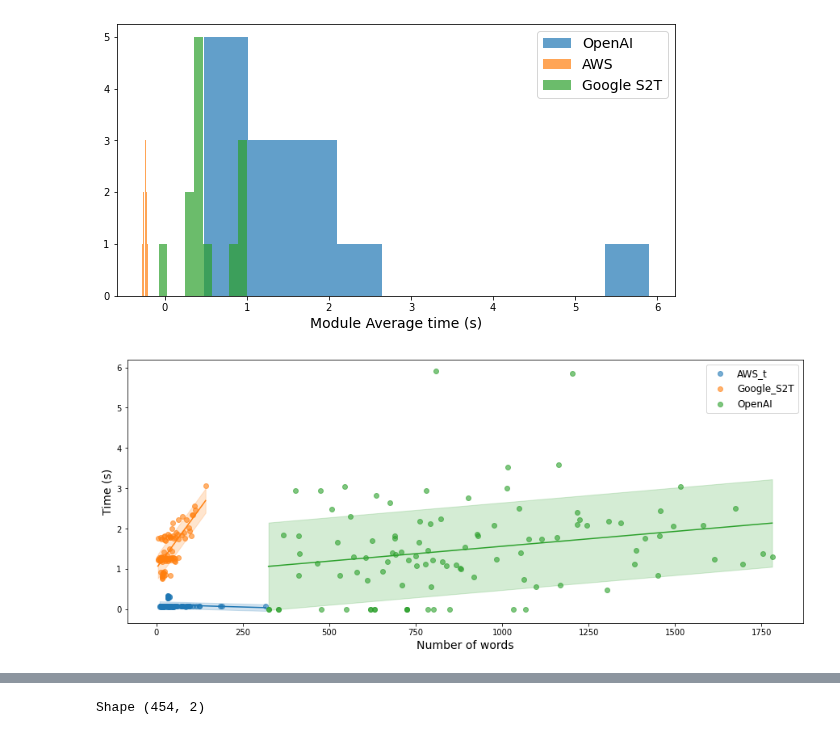
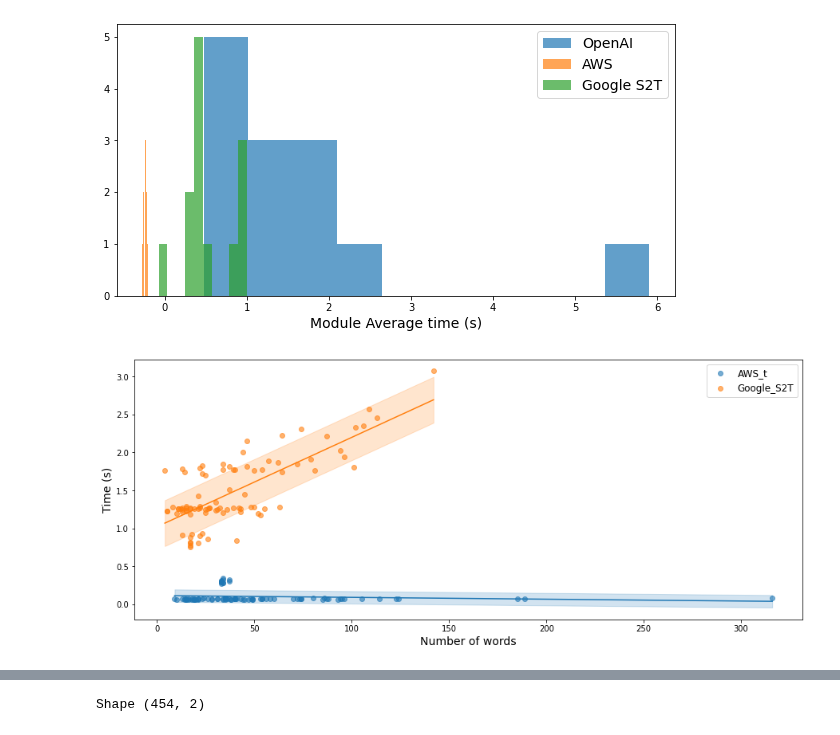
Before and after one commit to ASAPLableni/LableniBot, a Jupyter notebook: DataAnalysis/CheckData.ipynb, the cells around one changed output, grey strips where cells are left out. Cells and saved outputs as stored; diff of their text form; code cells hidden in the pictures.

```diff
--- a/DataAnalysis/CheckData.ipynb
+++ b/DataAnalysis/CheckData.ipynb
@@ -173,31 +173,32 @@ for df in all_df_list:
 # %%
 plt.figure(figsize=(15, 6))
 
 for i, (k, v) in enumerate(save_time_dict.items()):
 
-    sort_x_idx = np.argsort(v["num_words"])
-    y_time = np.array(v["time"])[sort_x_idx]
-    x_len_text = np.array(v["num_words"])[sort_x_idx]
+    if k is not "OpenAI":
 
-    x_to_lr = np.array(x_len_text).reshape(-1, 1)
-    lr = LinearRegression(n_jobs=-1)
-    lr.fit(x_to_lr, y_time)
-    y_pred = lr.predict(x_to_lr)
+        sort_x_idx = np.argsort(v["num_words"])
+        y_time = np.array(v["time"])[sort_x_idx]
+        x_len_text = np.array(v["num_words"])[sort_x_idx]
 
-    err_pred = np.sqrt( np.sum((y_time - y_pred)**2)/(len(y_time)-1-1) )
-    y_time_plus = y_pred + err_pred
-    y_time_minus = y_pred - err_pred
+        x_to_lr = np.array(x_len_text).reshape(-1, 1)
+        lr = LinearRegression(n_jobs=-1)
+        lr.fit(x_to_lr, y_time)
+        y_pred = lr.predict(x_to_lr)
+
+        err_pred = np.sqrt( np.sum((y_time - y_pred)**2)/(len(y_time)-1-1) )
+        y_time_plus = y_pred + err_pred
+        y_time_minus = y_pred - err_pred
 
 
-    plt.plot(x_len_text, y_pred, color=aute.PLT_DEFAULT_COLORS[i])
-    plt.scatter(x_len_text, y_time, label=k, alpha=0.6, color=aute.PLT_DEFAULT_COLORS[i])
-    plt.fill_between(x_len_text, y_time_plus, y_time_minus, alpha=0.2, color=aute.PLT_DEFAULT_COLORS[i])
-
+        plt.plot(x_len_text, y_pred, color=aute.PLT_DEFAULT_COLORS[i])
+        plt.scatter(x_len_text, y_time, label=k, alpha=0.6, color=aute.PLT_DEFAULT_COLORS[i])
+        plt.fill_between(x_len_text, y_time_plus, y_time_minus, alpha=0.2, color=aute.PLT_DEFAULT_COLORS[i])
 
 plt.legend(fontsize=12)
 plt.xlabel("Number of words", fontsize=14)
 plt.ylabel("Time (s)", fontsize=14)
 
 plt.show()
 # %% [output]
-[figure, old version]
+[figure, new version]
```
Also changed, not shown: parts of 3 cells of this notebook, 4 other files.
